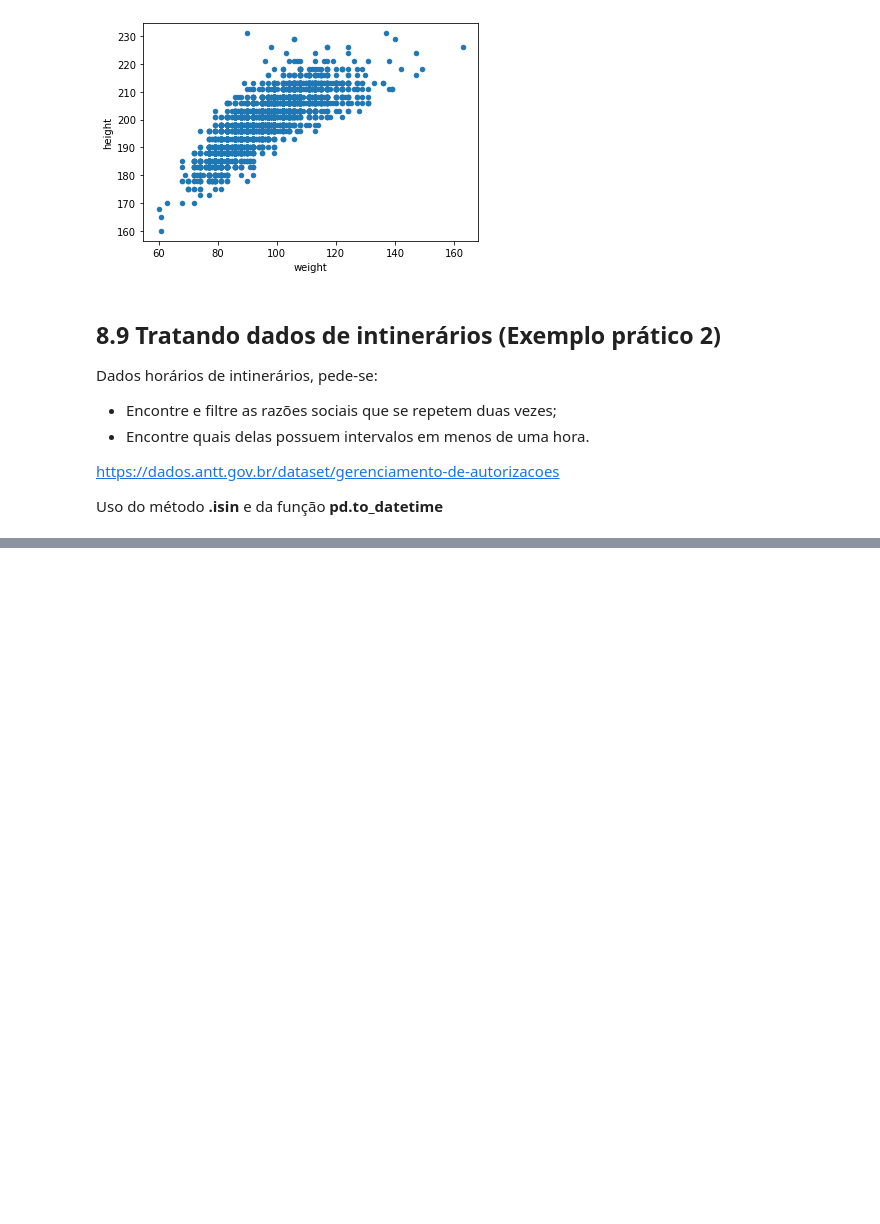
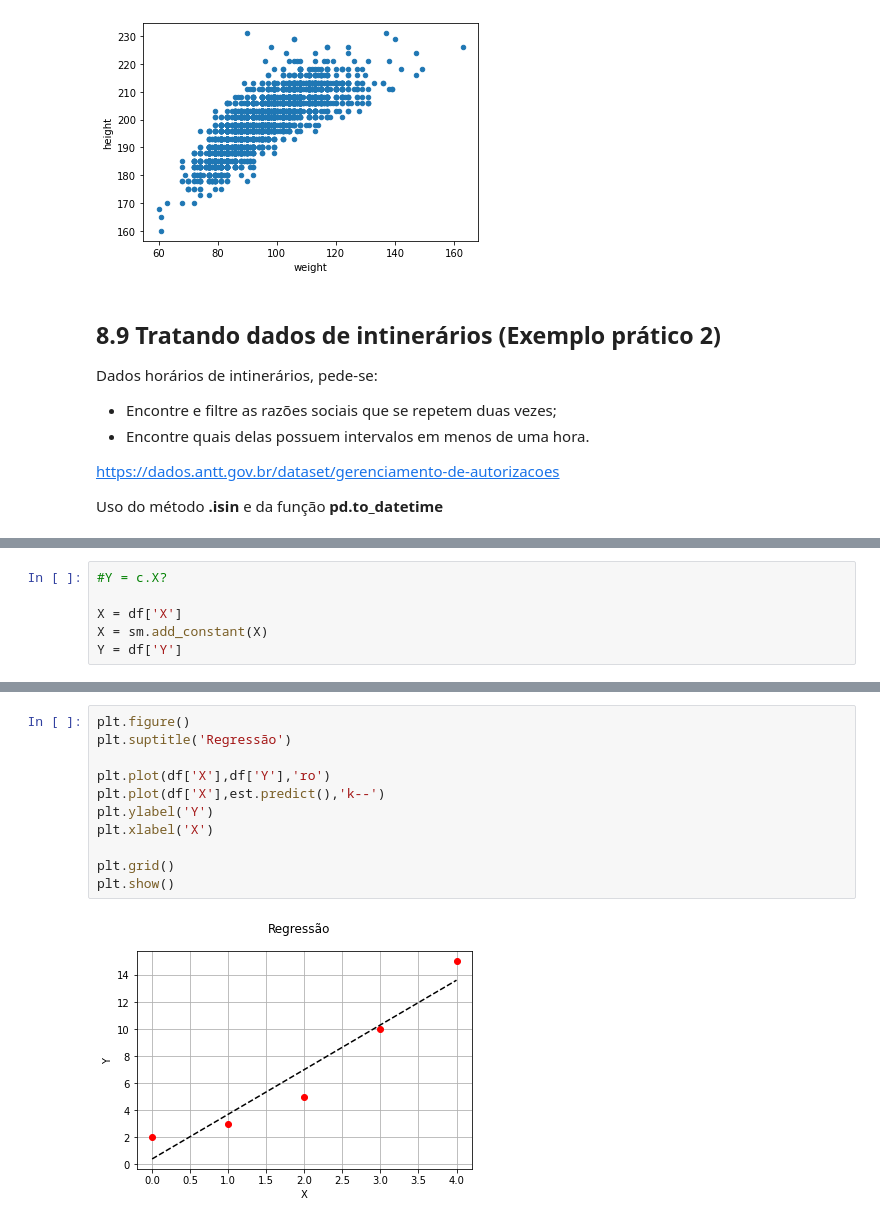
Before and after one commit to gabriel-apereira/cursos-realizados, a Jupyter notebook: python-para-engeheiros-e-cientista-basico-ao-avançado/Notebooks/8 - Fundamento Pandas.ipynb, the cells around one changed output, grey strips where cells are left out. Saved outputs shown, nothing was run; the diff lists cells and outputs as text; blank space fills up the shorter version.

```diff
--- a/python-para-engeheiros-e-cientista-basico-ao-avançado/Notebooks/8 - Fundamento Pandas.ipynb
+++ b/python-para-engeheiros-e-cientista-basico-ao-avançado/Notebooks/8 - Fundamento Pandas.ipynb
@@ -798,0 +1311,6 @@ Uso do método **.isin** e da função **pd.to_datetime**
+# %%
+#Y = c.X?
+
+X = df['X']
+X = sm.add_constant(X)
+Y = df['Y']
@@ -798,0 +1357,13 @@ Uso do método **.isin** e da função **pd.to_datetime**
+# %%
+plt.figure()
+plt.suptitle('Regressão')
+
+plt.plot(df['X'],df['Y'],'ro')
+plt.plot(df['X'],est.predict(),'k--')
+plt.ylabel('Y')
+plt.xlabel('X')
+
+plt.grid()
+plt.show()
+# %% [output]
+[figure, added]
```
Also changed, not shown: parts of 58 cells of this notebook.
